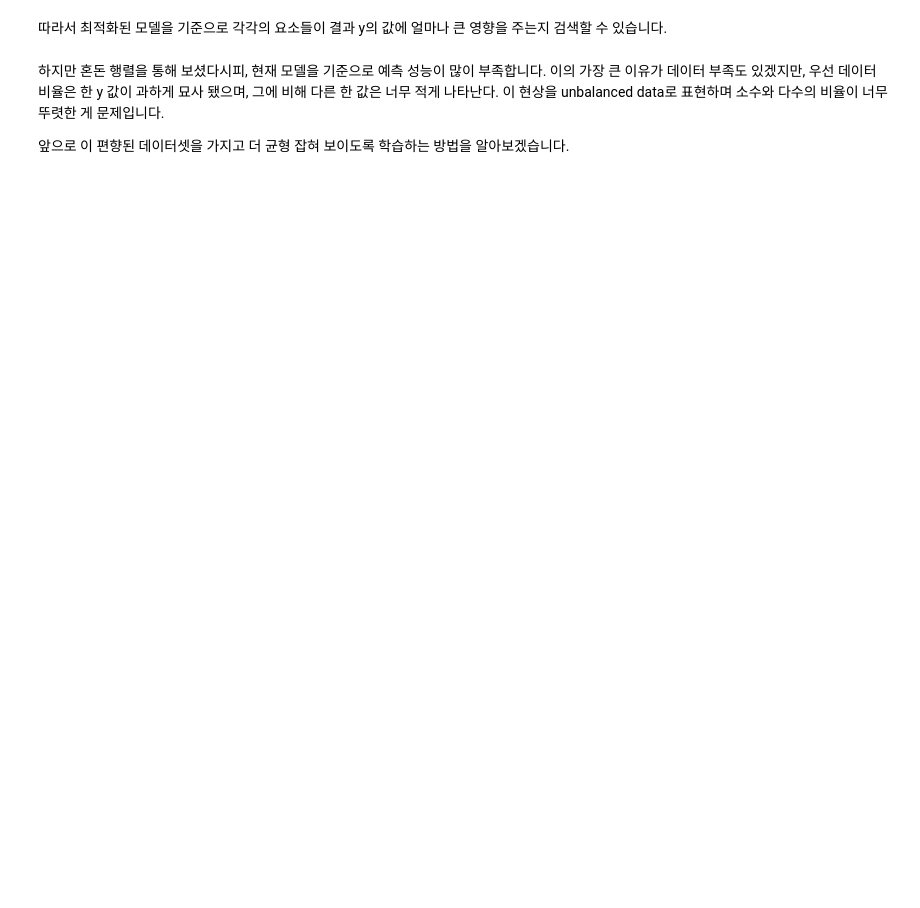
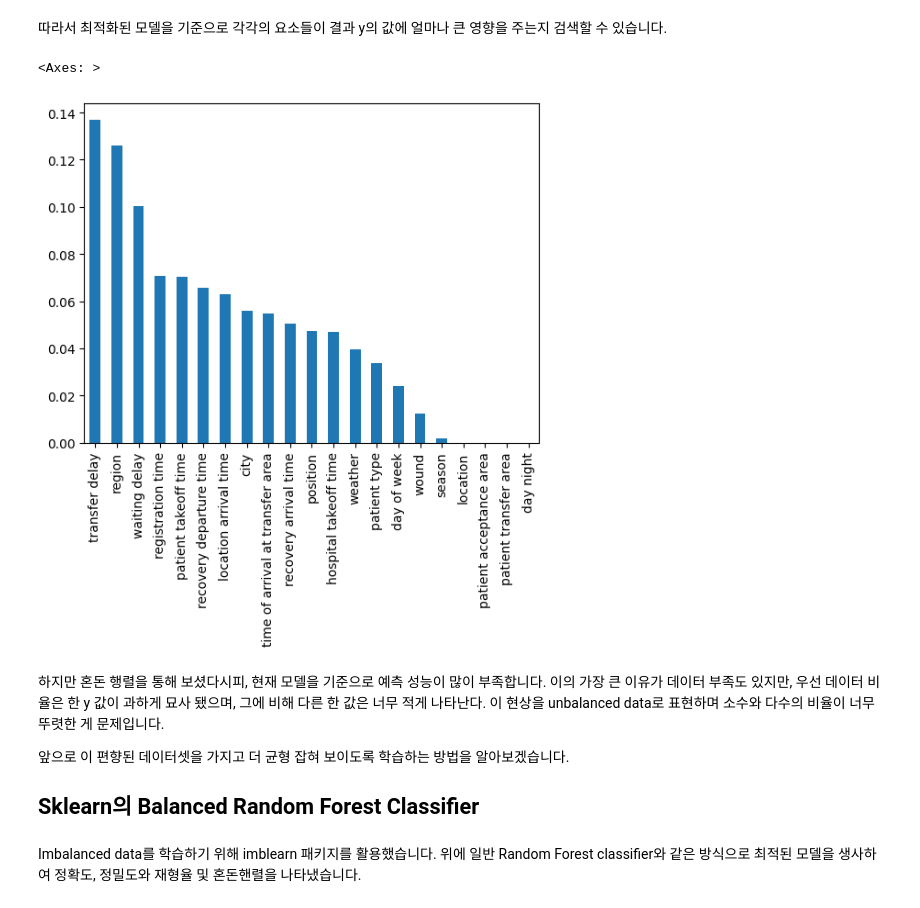
Before and after one commit to kamo1010/injury-big-data, a Jupyter notebook: Random_forest_code.ipynb, the cells around one changed output. Drawn from its saved outputs; the diff is of its cells as text; code cells hidden in the pictures; blank space fills up the shorter version.

```diff
--- a/Random_forest_code.ipynb
+++ b/Random_forest_code.ipynb
@@ -252,20 +279,28 @@ print(classification_report(y_test, y_pred))
 따라서 최적화된 모델을 기준으로 각각의 요소들이 결과 y의 값에 얼마나 큰 영향을 주는지 검색할 수 있습니다.
 # %%
 # Create a series containing feature importances from the model and their names from the training data
-feature_importances = pd.Series(best_rf.feature_importances_, index=X_train.columns).sort_values(ascending=False)
+rf_feature_importances = pd.Series(best_rf.feature_importances_, index=X_train.columns).sort_values(ascending=False)
 
 # Plot a simple bar chart
-feature_importances.plot.bar()
+rf_feature_importances.plot.bar()
+# %% [output]
+<Axes: >
+[figure, added]
 # %% [markdown]
 하지만 혼돈 행렬을 통해 보셨다시피, 현재 모델을 기준으로 예측 성능이 많이 부족합니다.
-이의 가장 큰 이유가 데이터 부족도 있겠지만, 우선 데이터 비율은 한 y 값이 과하게 묘사 됐으며, 그에 비해 다른 한 값은 너무 적게 나타난다.
+이의 가장 큰 이유가 데이터 부족도 있지만, 우선 데이터 비율은 한 y 값이 과하게 묘사 됐으며, 그에 비해 다른 한 값은 너무 적게 나타난다.
 이 현상을 unbalanced data로 표현하며 소수와 다수의 비율이 너무 뚜렷한 게 문제입니다.
 
 앞으로 이 편향된 데이터셋을 가지고 더 균형 잡혀 보이도록 학습하는 방법을 알아보겠습니다.
+
+## Sklearn의 Balanced Random Forest Classifier
 # %%
 from statistics import mean
 from sklearn.model_selection import cross_validate, RepeatedStratifiedKFold
 from imblearn.ensemble import BalancedRandomForestClassifier
+# %% [markdown]
+Imbalanced data를 학습하기 위해 imblearn 패키지를 활용했습니다.
+위에 일반 Random Forest classifier와 같은 방식으로 최적된 모델을 생사하여 정확도, 정밀도와 재형율 및 혼돈핸렬을 나타냈습니다.
 # %%
 # Build BRF model
 BRFC = BalancedRandomForestClassifier(n_estimators=150, random_state=2)
```
Also changed, not shown: parts of 16 cells of this notebook.
